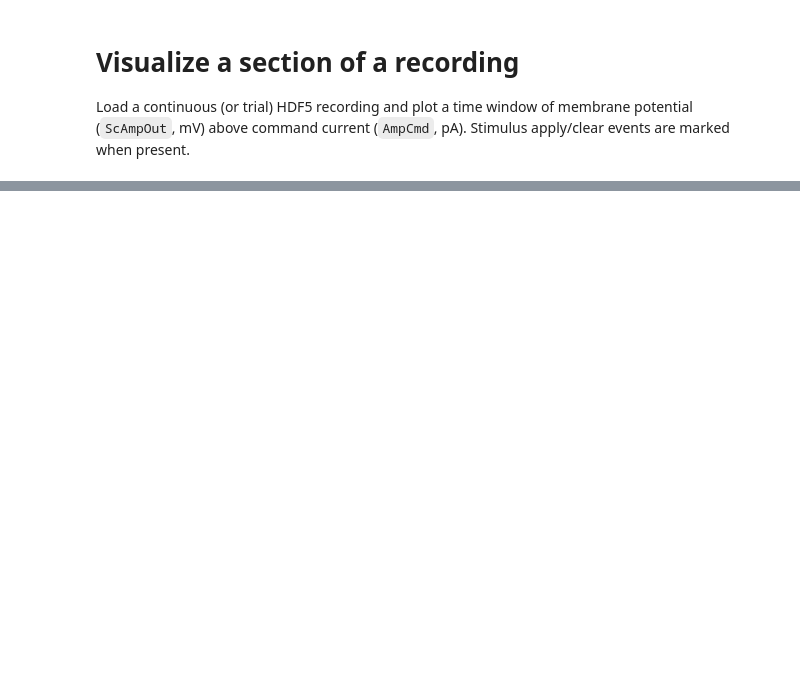
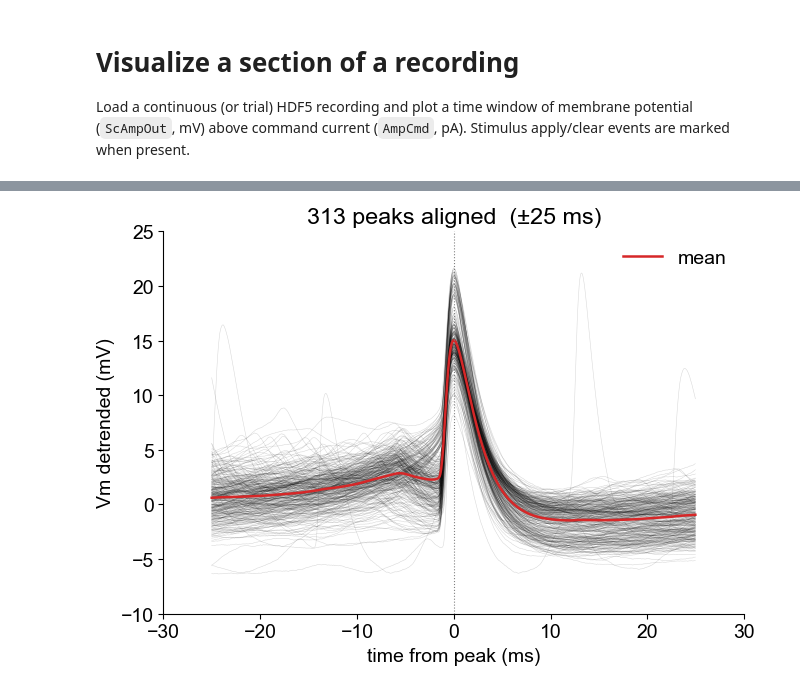
Before and after one commit to kylethieringer/ephys-acquisition, a Jupyter notebook: analysis/visualize_trace.ipynb, the cells around one changed output, grey strips where cells are left out. Saved outputs shown, nothing was run; the diff lists cells and outputs as text; code cells hidden in the pictures; blank space fills up the shorter version.

```diff
--- a/analysis/visualize_trace.ipynb
+++ b/analysis/visualize_trace.ipynb
@@ -177,0 +180,28 @@ Peak-interval frequency           : 95.79 Hz  (n=41 peaks)
+# %%
+## Align peaks — overlay snippets centered on each detected peak
+# Plotting on a relative time axis (0 ms = peak) means any difference in
+# peak *shape* shows up as separated traces instead of being smeared along
+# the recording's absolute time axis.
+
+WIN_MS = 25.0  # half-window on each side of the peak (ms)
+win = int(sample_rate * WIN_MS / 1e3)  # samples per side
+
+# Keep only peaks whose full window stays inside the trace
+valid = peaks[(peaks - win >= 0) & (peaks + win < vm_d.size)]
+
+# Snippet matrix: (n_peaks, 2*win) — one row per peak
+snips = np.stack([vm_d[p - win:p + win] for p in valid])
+t_rel_ms = (np.arange(-win, win) / sample_rate) * 1e3  # ms, 0 = peak
+
+fig, ax = plt.subplots(figsize=(7, 5))
+ax.plot(t_rel_ms, snips.T, color="black", linewidth=0.4, alpha=0.15)
+ax.plot(t_rel_ms, snips.mean(0), color="tab:red", linewidth=1.8, label="mean")
+ax.axvline(0, color="grey", linestyle=":", linewidth=0.8)
+ax.set_xlabel("time from peak (ms)")
+ax.set_ylabel("Vm detrended (mV)")
+ax.set_title(f"{valid.size} peaks aligned  (±{WIN_MS:g} ms)")
+ax.legend()
+fig.tight_layout()
+plt.show()
+# %% [output]
+[figure, added]
```
Also changed, not shown: parts of 5 cells of this notebook.
